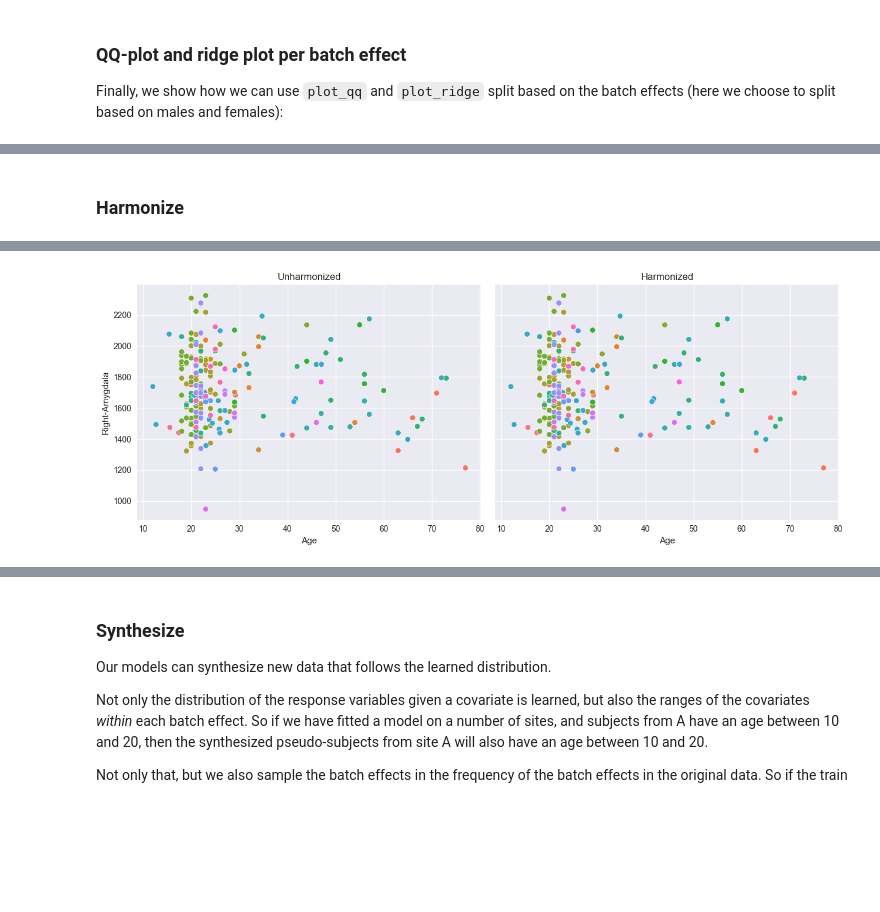
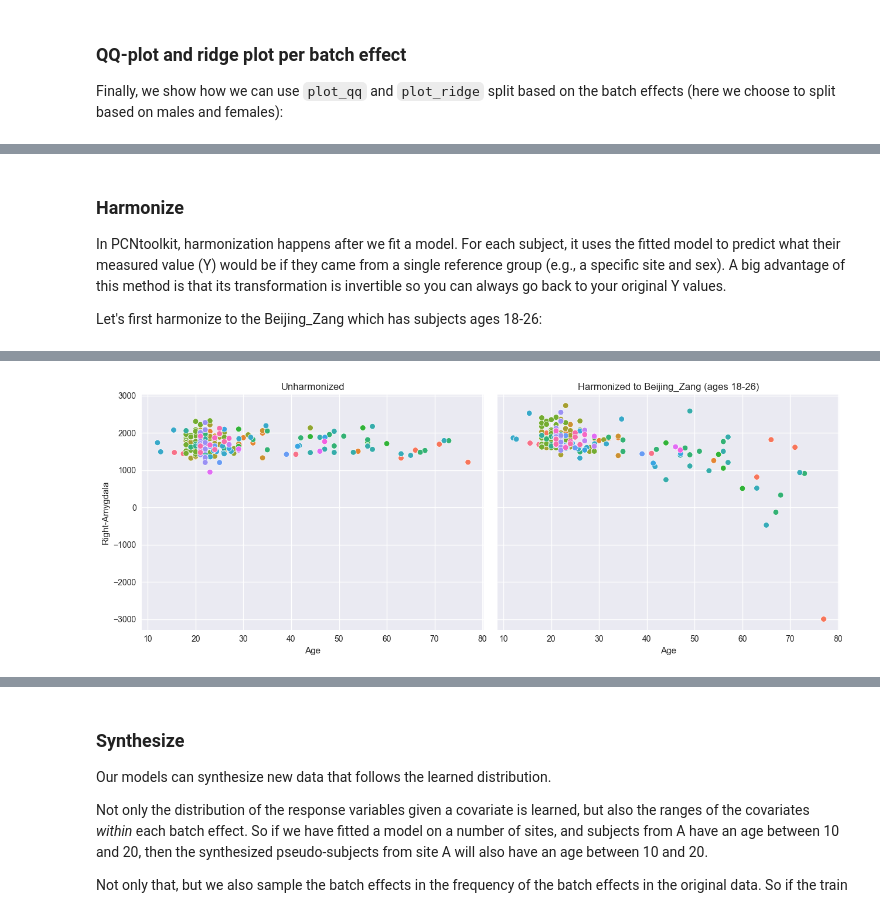
Before and after one commit to predictive-clinical-neuroscience/PCNtoolkit, a Jupyter notebook: examples/02_BLR.ipynb, the cells around one changed output, grey strips where cells are left out. Saved outputs shown, nothing was run; the diff lists cells and outputs as text; code cells hidden in the pictures; blank space fills up the shorter version.

```diff
--- a/examples/02_BLR.ipynb
+++ b/examples/02_BLR.ipynb
@@ -497,13 +438,19 @@ Process: 17016 - 2026-06-25 11:48:25 - Computing yhat for Right-Amygdala.
 # %% [markdown]
 ### Harmonize
+
+In PCNtoolkit, harmonization happens after we fit a model. For each subject, it uses the fitted model to predict what their measured value (Y) would be if they came from a single reference group (e.g., a specific site and sex). A big advantage of this method is that its transformation is invertible so you can always go back to your original Y values.
+
+Let's first harmonize to the Beijing_Zang which has subjects ages 18-26:
 # %%
-# Harmonizing is also easy:
+# Select the reference group: Beijing_Zang is one of the largest sites
+# (198 subjects) but they are all aged 18-26.
 reference_batch_effect = {
     "site": "Beijing_Zang",
     "sex": "M",
-}  # Set a pseudo-batch effect. I.e., this means 'pretend that all data was from this site and sex'
+}
 
-model_wblr_no_be.harmonize(test, reference_batch_effect=reference_batch_effect)  # <- easy
+# Harmonize
+model_wblr_with_be.harmonize(test, reference_batch_effect=reference_batch_effect)
 
 plt.style.use("seaborn-v0_8")
 df = test.to_dataframe()
@@ -511,7 +458,7 @@ fig, ax = plt.subplots(1, 2, figsize=(13, 5), sharey=True)
 sns.scatterplot(data=df, x=("X", "age"), y=("Y", feature_to_plot), hue=("batch_effects", "site"), ax=ax[0])
 sns.scatterplot(data=df, x=("X", "age"), y=("Y_harmonized", feature_to_plot), hue=("batch_effects", "site"), ax=ax[1])
 ax[0].title.set_text("Unharmonized")
-ax[1].title.set_text("Harmonized")
+ax[1].title.set_text("Harmonized to Beijing_Zang (ages 18-26)")
 ax[0].legend([], [])
 ax[1].legend([], [])
 ax[0].set_xlabel("Age")
@@ -526 +471 @@ Process: 17016 - 2026-06-25 11:48:25 - Harmonizing data for Right-Amygdala.
-[figure, old version]
+[figure, new version]
```
Also changed, not shown: parts of 27 cells of this notebook.
